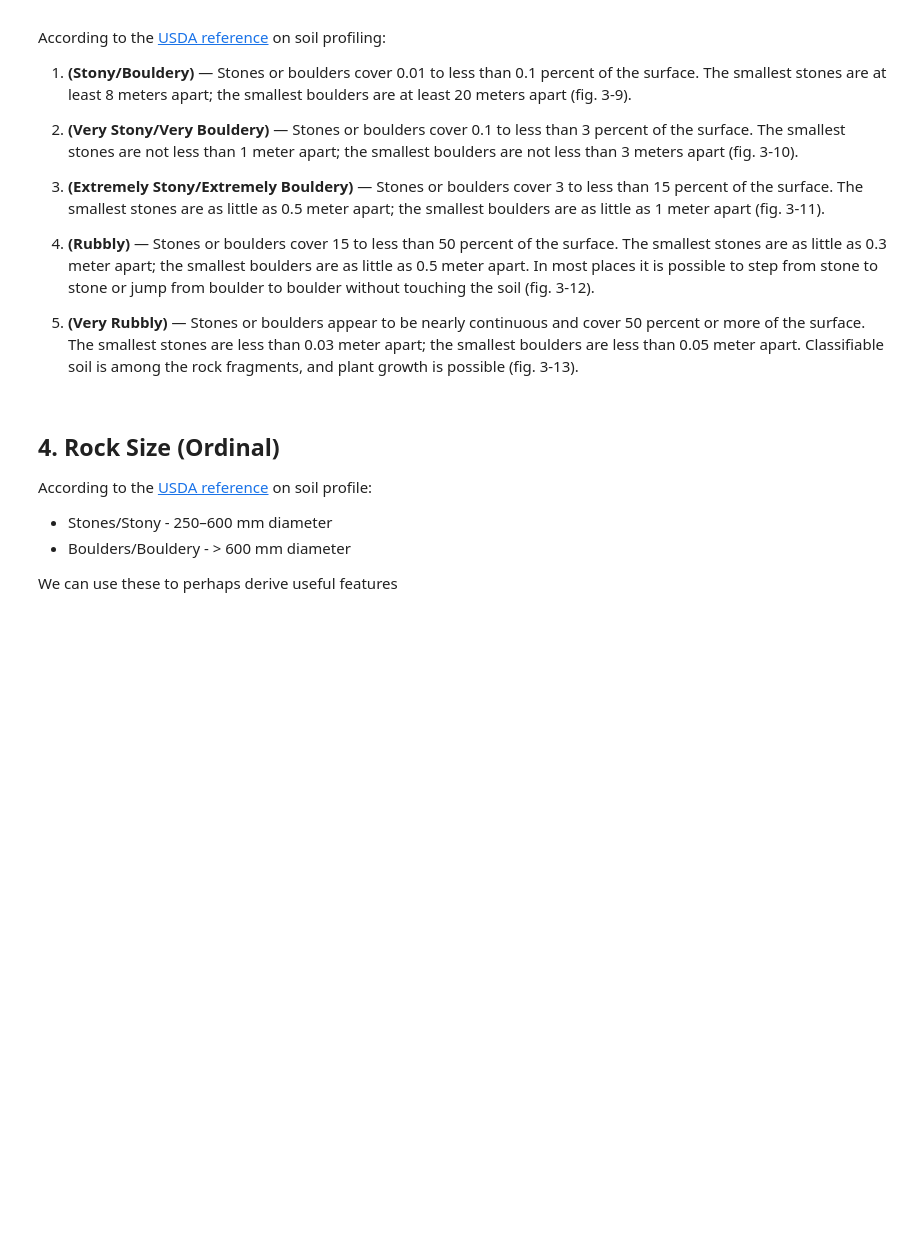
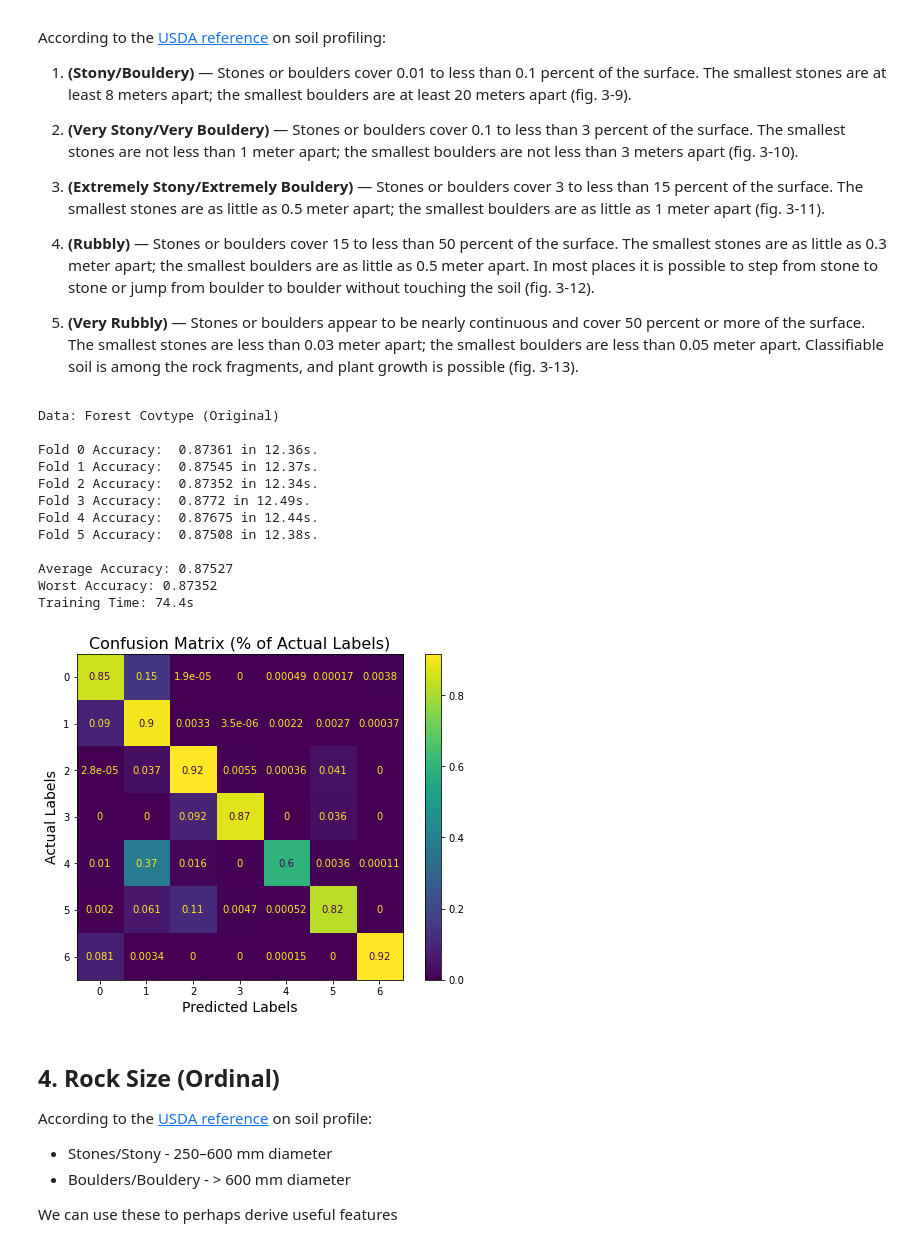
Before and after one commit to rsizem2/tabular-playground-series, a Jupyter notebook: TPS12 - December/notebooks/Notebook 2 - Feature Engineering.ipynb, the cells around one changed output. Cells and saved outputs as stored; diff of their text form; code cells hidden in the pictures; blank space fills up the shorter version.

```diff
--- a/TPS12 - December/notebooks/Notebook 2 - Feature Engineering.ipynb
+++ b/TPS12 - December/notebooks/Notebook 2 - Feature Engineering.ipynb
@@ -778,6 +943,47 @@ According to the [USDA reference](https://www.nrcs.usda.gov/wps/portal/nrcs/deta
 4. **(Rubbly)** — Stones or boulders cover 15 to less than 50 percent of the surface. The smallest stones are as little as 0.3 meter apart; the smallest boulders are as little as 0.5 meter apart. In most places it is possible to step from stone to stone or jump from boulder to boulder without touching the soil (fig. 3-12).
 
 5. **(Very Rubbly)** — Stones or boulders appear to be nearly continuous and cover 50 percent or more of the surface. The smallest stones are less than 0.03 meter apart; the smallest boulders are less than 0.05 meter apart. Classifiable soil is among the rock fragments, and plant growth is possible (fig. 3-13).
+# %%
+# Group IDs
+no_desc = [7,8,14,15,16,17,19,20,21,23,35]
+stony = [6,12]
+very_stony = [2,9,18,26]
+extremely_stony = [1,22,24,25,27,28,29,30,31,32,33,34,36,37,38,39,40]
+rubbly = [3,4,5,10,11,13]
+
+# Create dictionary
+surface_cover = {i:None for i in no_desc}
+surface_cover.update({i:0 for i in stony})
+surface_cover.update({i:1 for i in very_stony})
+surface_cover.update({i:2 for i in extremely_stony})
+surface_cover.update({i:3 for i in rubbly})
+# %%
+def surface_cover_original(input_df):
+    data = input_df.copy()
+    data['Surface_Cover'] = data['Soil_Type'].apply(lambda x: surface_cover[x])
+    return data
+# %%
+cv_score, oof_preds = score_olddata(surface_cover_original)
+
+# Add rows
+old_rows.append((
+    'Surface Cover', cv_score,
+    *recall_score(original['Cover_Type'], oof_preds, average = None)
+))
+# %% [output]
+Data: Forest Covtype (Original)
+
+Fold 0 Accuracy:  0.87361 in 12.36s.
+Fold 1 Accuracy:  0.87545 in 12.37s.
+Fold 2 Accuracy:  0.87352 in 12.34s.
+Fold 3 Accuracy:  0.8772 in 12.49s.
+Fold 4 Accuracy:  0.87675 in 12.44s.
+Fold 5 Accuracy:  0.87508 in 12.38s.
+
+Average Accuracy: 0.87527
+Worst Accuracy: 0.87352
+Training Time: 74.4s
+[figure, added]
 # %% [markdown]
 ## 4. Rock Size (Ordinal)
 
```
Also changed, not shown: parts of 59 cells of this notebook.
